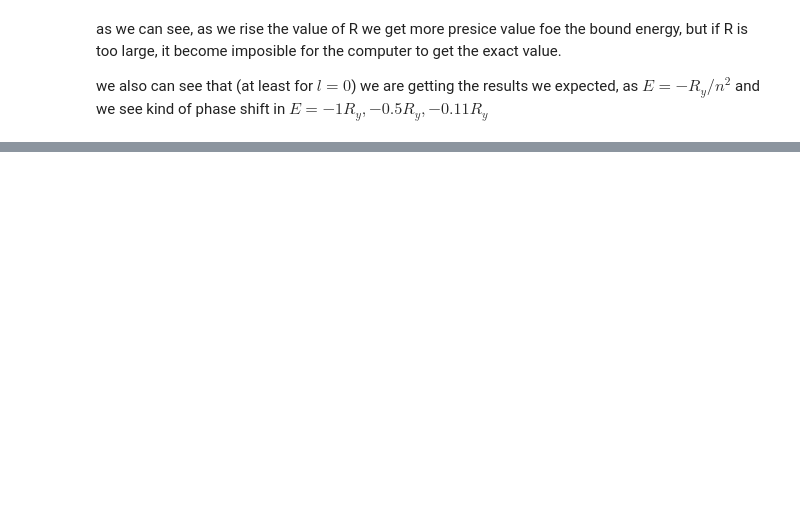
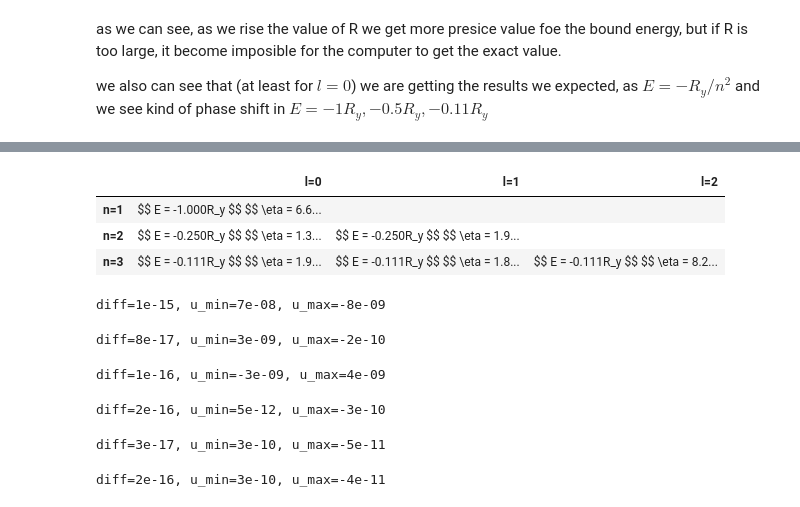
Before and after one commit to d-s-t/university_quantum2.numeric, a Jupyter notebook: main.ipynb, the cells around one changed output, grey strips where cells are left out. Saved outputs shown, nothing was run; the diff lists cells and outputs as text; code cells hidden in the pictures; blank space fills up the shorter version.

```diff
--- a/main.ipynb
+++ b/main.ipynb
@@ -58,8 +58,7 @@ from utils import plotly_export
 
 fig = go.Figure()
 for i in range(len(E)):
-    for j in range(1):
-        fig.add_trace(go.Scatter(x=r*m.a_B, y=u[:,i, j], mode='lines', name=f'$ E={E[i]}R_y $'))
+    fig.add_trace(go.Scatter(x=r*m.a_B, y=u[:,i], mode='lines', name=f'$ E={E[i]}R_y $'))
 fig.update_layout(title=r'$ \text{Q1.2 - } {}^{1}\!H \text{ base state } \left|n=1,l=0\right> $')
 fig.update_xaxes(title=r'$ r \left[fm\right] $') \
     .update_yaxes(title=r'$ u\left(r\right) $')
@@ -188,17 +186,0 @@ for l, fig in enumerate(figs):
-# %%
-from utils import const, plotly_show_config, to_latex
-from preset import H1, H2, He4, K
-import numpy as np
-from sys import float_info
-from numerov_model import Numerov
-from IPython.display import display, Math
-
-N = 20_000
-p = H1 + K
-v = lambda r: (- const.alpha * p.Z * const.hbarc / r).to('MeV')
-n = 3
-m = Numerov(p, v, n=n)
-r = np.linspace(float_info.epsilon, 20, N)
-df2 = m.find_root(-5, -0.5, r)
-eta = m.relative_error(df2.E, n)
-print(f'n={n}, E={df2.E}, eta={eta}')
@@ -210,0 +231,53 @@ we also can see that (at least for $l=0$) we are getting the results we expected
+# %%
+from utils import const, plotly_show_config, to_latex
+from preset import H1, H2, He4, K
+import numpy as np
+from sys import float_info
+from numerov_model import Numerov # Make absolutely sure this file is correct - the code depends on it
+from IPython.display import display, Math
+import pandas as pd
+
+N = 20_000
+p = H1 + K
+v = lambda r: (- const.alpha * p.Z * const.hbarc / r).to('MeV')
+
+
+df = pd.DataFrame({
+    'n': [1, 2, 3],
+    'R': [20, 40, 60],
+    'energy_low': [-1.05, -0.3, -0.12],
+    'energy_high': [-0.95, -0.2, -0.1]
+})
+table = pd.DataFrame('', index=pd.Index([f'{n=}' for n in df['n']]), columns=pd.Index([f'{l=}' for l in range(3)]), dtype=object)
+# display(df)
+
+h = display(table, display_id=True)
+pd.options.display.max_colwidth=10000
+
+
+for _, row in df.iterrows():
+    n = int(row['n'])
+    for l_str in table.columns:
+        l = int(l_str.split('=')[1])
+        if l < n:
+            m = Numerov(p, v, l)
+            r = np.linspace(float_info.epsilon, row['R'], N)
+            E = m.find_root(row['energy_low'], row['energy_high'], r)[0]
+            u = m.u(r, E)
+            relative_error = m.relative_error(E,n)
+            r_mean = np.sqrt(np.trapezoid(r*u**2, r, axis=0))
+            table.at[f'{n=}', l_str] = rf'$$ E = {E:.3f}R_y $$ $$ \eta = {relative_error:.2e} $$ $$ \langle r \rangle = {r_mean:.3f}a_B $$'
+            h.update(table)
+
+display(table, clear=True)
+# %% [output]
+|  | l=0 | l=1 | l=2 |
+| n=1 | $$ E = -1.000R_y $$ $$ \eta = 6.6... |  |  |
+| n=2 | $$ E = -0.250R_y $$ $$ \eta = 1.3... | $$ E = -0.250R_y $$ $$ \eta = 1.9... |  |
+| n=3 | $$ E = -0.111R_y $$ $$ \eta = 1.9... | $$ E = -0.111R_y $$ $$ \eta = 1.8... | $$ E = -0.111R_y $$ $$ \eta = 8.2... |
+diff=1e-15, u_min=7e-08, u_max=-8e-09
+diff=8e-17, u_min=3e-09, u_max=-2e-10
+diff=1e-16, u_min=-3e-09, u_max=4e-09
+diff=2e-16, u_min=5e-12, u_max=-3e-10
+diff=3e-17, u_min=3e-10, u_max=-5e-11
+diff=2e-16, u_min=3e-10, u_max=-4e-11
```
Also changed, not shown: parts of 11 cells of this notebook, 3 other files.
